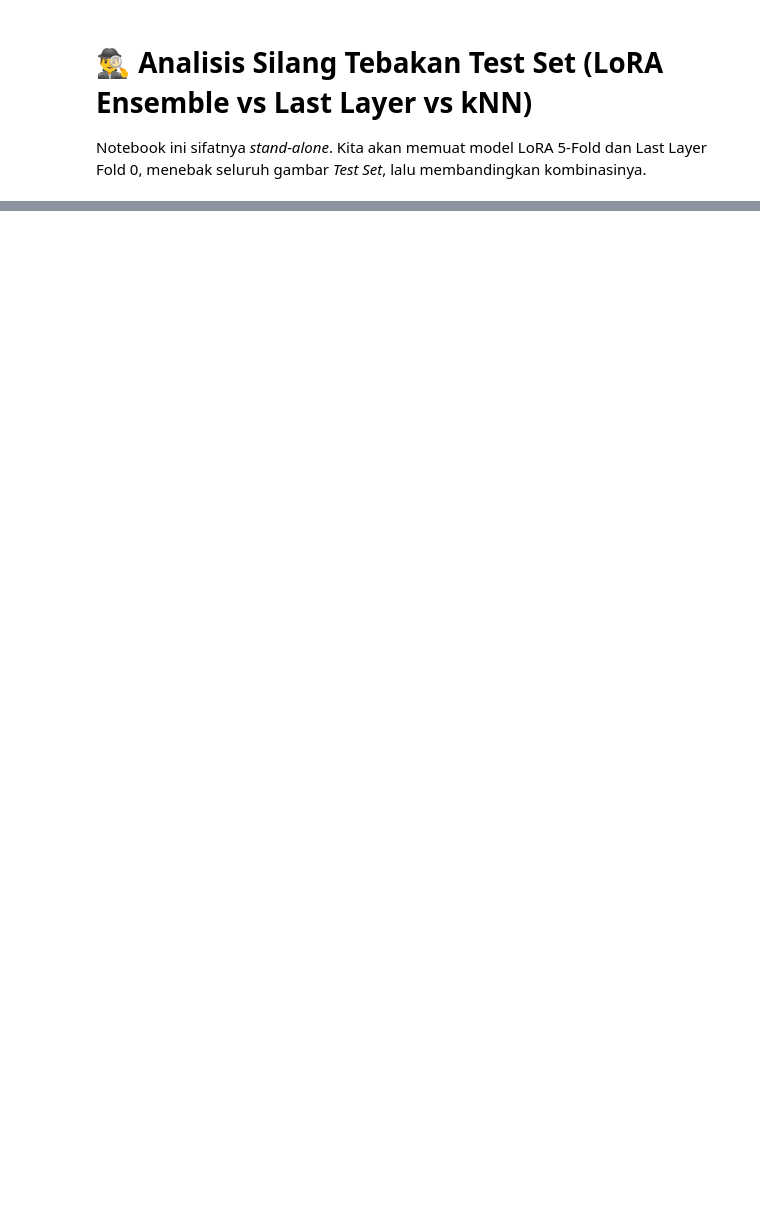
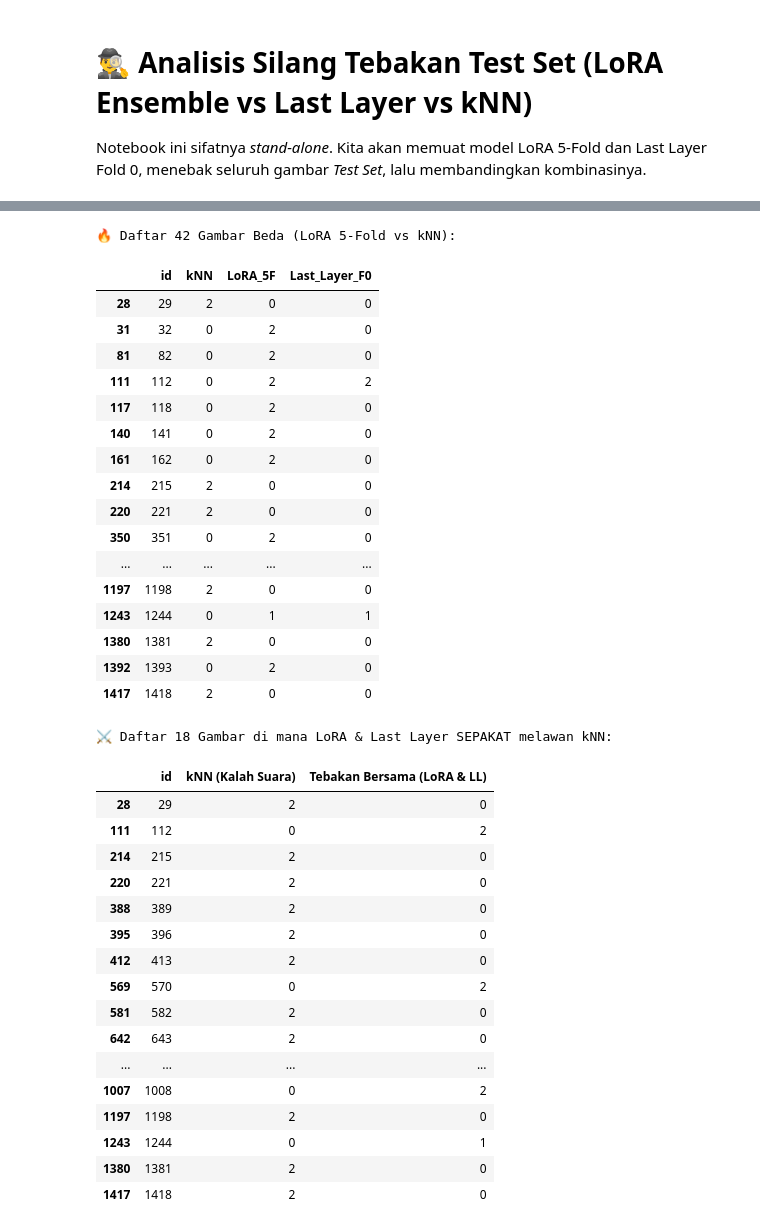
Before and after one commit to agaggigit/satria-data-bdcugm02, a Jupyter notebook: track_b/notebooks/12_compare_test_predictions.ipynb, the cells around one changed output, grey strips where cells are left out. Cells and saved outputs as stored; diff of their text form; code cells hidden in the pictures; blank space fills up the shorter version.

```diff
--- a/track_b/notebooks/12_compare_test_predictions.ipynb
+++ b/track_b/notebooks/12_compare_test_predictions.ipynb
@@ -155,7 +187,7 @@ if preds_lora_5fold is not None:
 # %%
 # 9. Inferensi Last Layer Fold 0
 def predict_last_layer():
-    ckpt_path = os.path.join(CFG.save_dir, "last_layer_ft_fold0_v3_best.pt")
+    ckpt_path = os.path.join(CFG.save_dir, "last_layer_ft_fold0_5ep_v3_trainable_only.pt")
     if not os.path.exists(ckpt_path):
         print(f"\n❌ {ckpt_path} tidak ditemukan!")
         return None
@@ -221,0 +275,47 @@ if 'pred_lora5' in knn_df.columns and 'pred_ll' in knn_df.columns:
+# %%
+print("🔥 Daftar 42 Gambar Beda (LoRA 5-Fold vs kNN):")
+display(diff_2[['id', 'predicted', 'pred_lora5', 'pred_ll']].rename(
+    columns={'predicted': 'kNN', 'pred_lora5': 'LoRA_5F', 'pred_ll': 'Last_Layer_F0'}
+))
+
+print("\n⚔️ Daftar 18 Gambar di mana LoRA & Last Layer SEPAKAT melawan kNN:")
+display(lora_ll_vs_knn[['id', 'predicted', 'pred_lora5']].rename(
+    columns={'predicted': 'kNN (Kalah Suara)', 'pred_lora5': 'Tebakan Bersama (LoRA & LL)'}
+))
+# %% [output]
+🔥 Daftar 42 Gambar Beda (LoRA 5-Fold vs kNN):
+|  | id | kNN | LoRA_5F | Last_Layer_F0 |
+| 28 | 29 | 2 | 0 | 0 |
+| 31 | 32 | 0 | 2 | 0 |
+| 81 | 82 | 0 | 2 | 0 |
+| 111 | 112 | 0 | 2 | 2 |
+| 117 | 118 | 0 | 2 | 0 |
+| 140 | 141 | 0 | 2 | 0 |
+| 161 | 162 | 0 | 2 | 0 |
+| 214 | 215 | 2 | 0 | 0 |
+| 220 | 221 | 2 | 0 | 0 |
+| 350 | 351 | 0 | 2 | 0 |
+| ... | ... | ... | ... | ... |
+| 1197 | 1198 | 2 | 0 | 0 |
+| 1243 | 1244 | 0 | 1 | 1 |
+| 1380 | 1381 | 2 | 0 | 0 |
+| 1392 | 1393 | 0 | 2 | 0 |
+| 1417 | 1418 | 2 | 0 | 0 |
+⚔️ Daftar 18 Gambar di mana LoRA & Last Layer SEPAKAT melawan kNN:
+|  | id | kNN (Kalah Suara) | Tebakan Bersama (LoRA & LL) |
+| 28 | 29 | 2 | 0 |
+| 111 | 112 | 0 | 2 |
+| 214 | 215 | 2 | 0 |
+| 220 | 221 | 2 | 0 |
+| 388 | 389 | 2 | 0 |
+| 395 | 396 | 2 | 0 |
+| 412 | 413 | 2 | 0 |
+| 569 | 570 | 0 | 2 |
+| 581 | 582 | 2 | 0 |
+| 642 | 643 | 2 | 0 |
+| ... | ... | ... | ... |
+| 1007 | 1008 | 0 | 2 |
+| 1197 | 1198 | 2 | 0 |
+| 1243 | 1244 | 0 | 1 |
+| 1380 | 1381 | 2 | 0 |
+| 1417 | 1418 | 2 | 0 |
```
Also changed, not shown: parts of 7 cells of this notebook.
